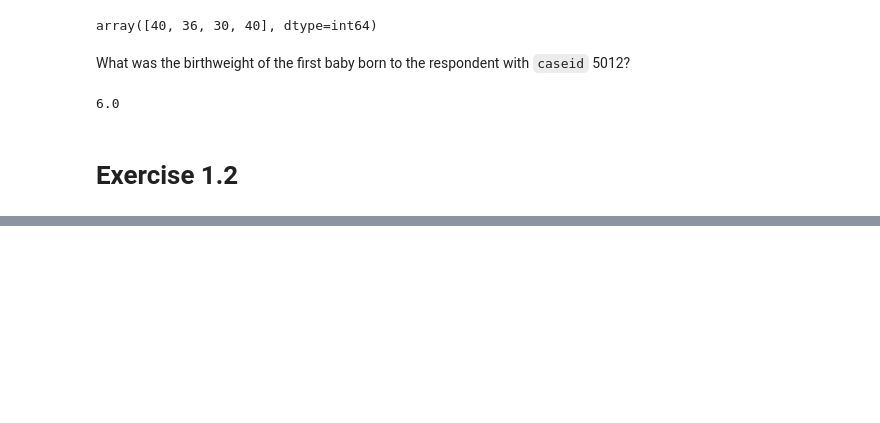
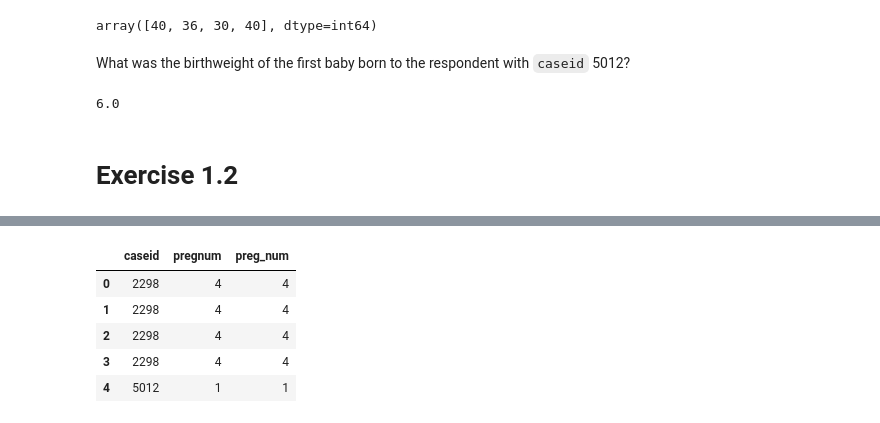
Before and after one commit to akm-2016/ThinkStats2, a Jupyter notebook: code/chap01ex.ipynb, the cells around one changed output, grey strips where cells are left out. Saved outputs shown, nothing was run; the diff lists cells and outputs as text; code cells hidden in the pictures; blank space fills up the shorter version.

```diff
--- a/code/chap01ex.ipynb
+++ b/code/chap01ex.ipynb
@@ -283,0 +303,3 @@ preg[preg.caseid==5012]['totalwgt_lb'].values[0]
+# %%
+preg['preg_num'] = preg.groupby(["caseid"])["caseid"].transform("count")
+preg.head()
@@ -283,0 +314,12 @@ preg[preg.caseid==5012]['totalwgt_lb'].values[0]
+# %%
+import pandas as pd
+
+df_resp_preg = pd.merge(resp[['caseid', 'pregnum']], preg[['caseid', 'preg_num']], on = 'caseid')
+df_resp_preg.head()
+# %% [output]
+|  | caseid | pregnum | preg_num |
+| 0 | 2298 | 4 | 4 |
+| 1 | 2298 | 4 | 4 |
+| 2 | 2298 | 4 | 4 |
+| 3 | 2298 | 4 | 4 |
+| 4 | 5012 | 1 | 1 |
```
Also changed, not shown: parts of 2 cells of this notebook.
